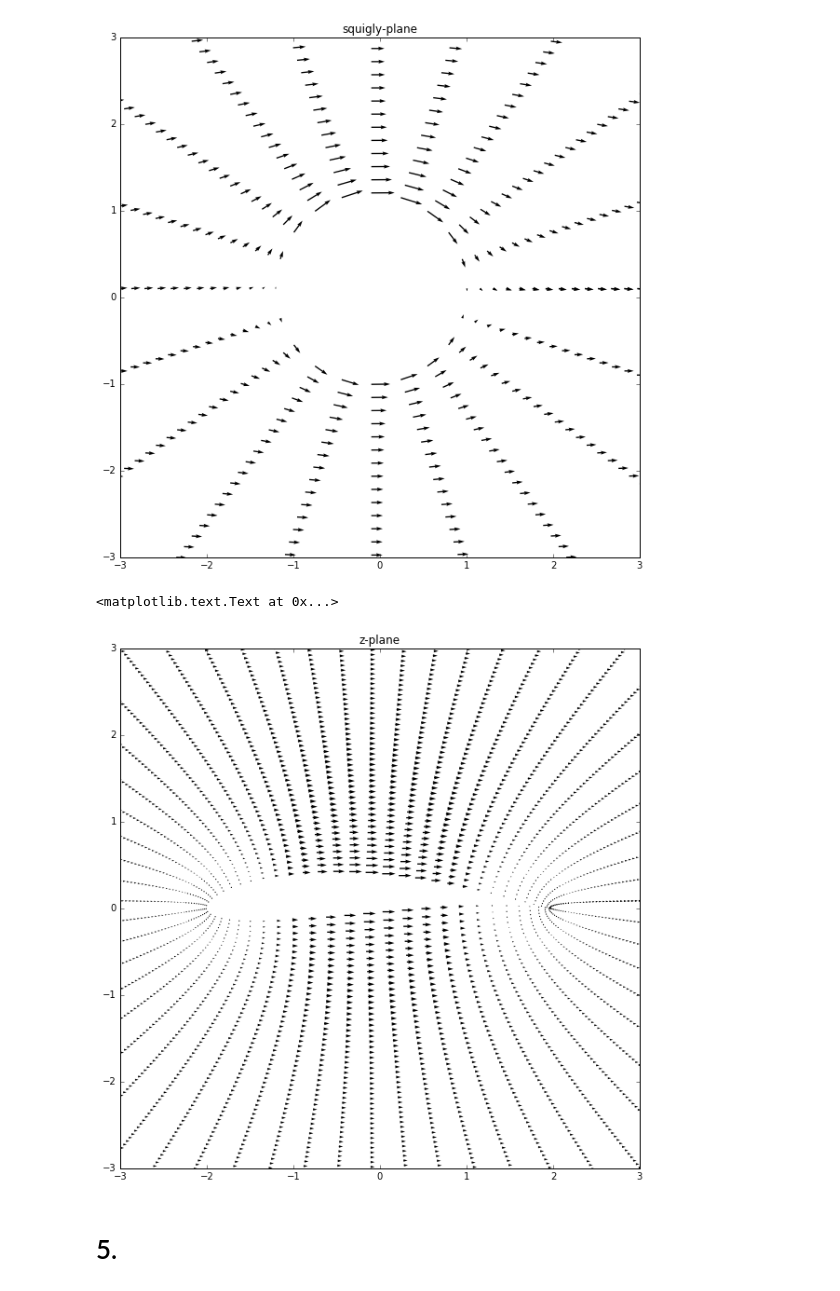
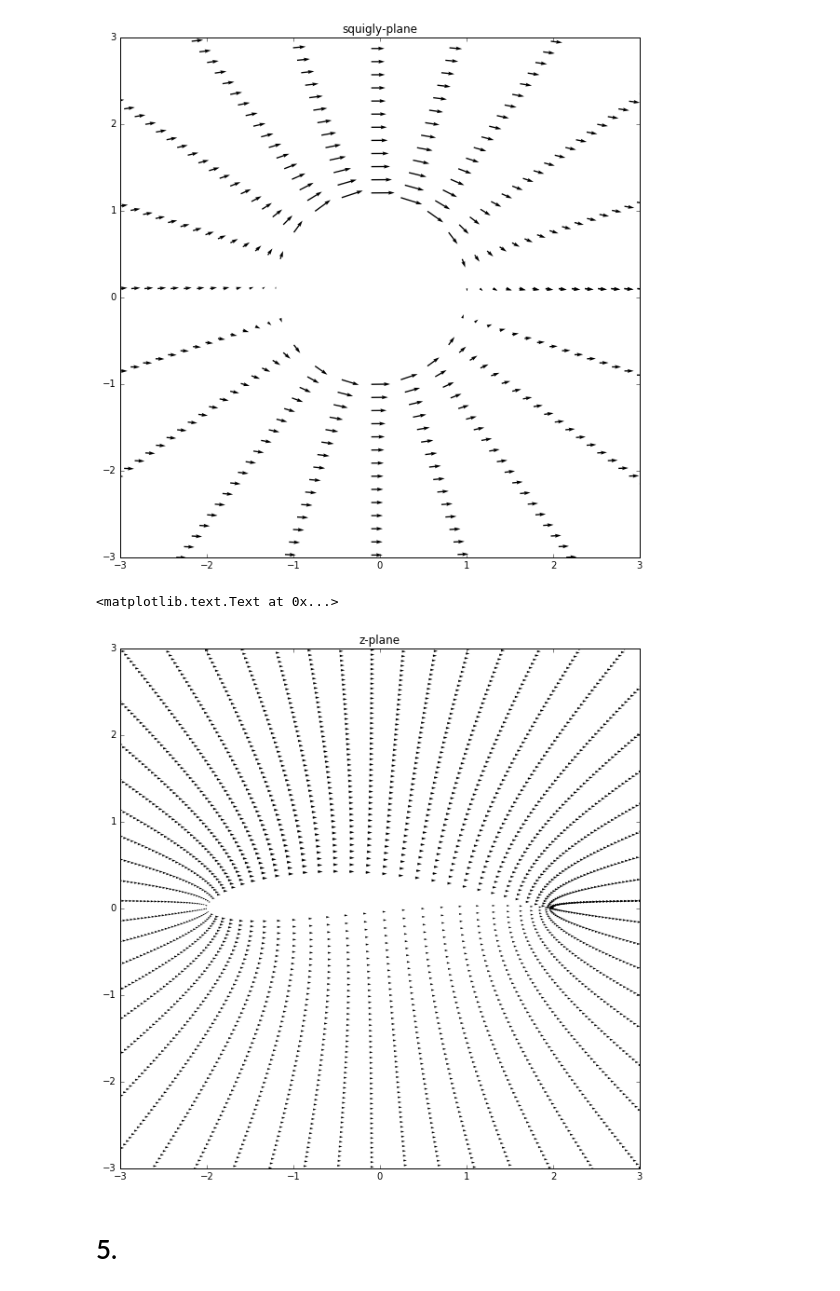
Before and after one commit to Dmphelps89/mae6226, a Jupyter notebook: midterm/midterm.ipynb, the cells around one changed output. Drawn from its saved outputs; the diff is of its cells as text; code cells hidden in the pictures.

```diff
--- a/midterm/midterm.ipynb
+++ b/midterm/midterm.ipynb
@@ -626,17 +640,17 @@ pyplot.title('squigly-plane')
 [figure]
 # %%
 Wsquigly = u - v*1j
-Wz = Wsquigly*Derivative_Karman(z_grid,b,thetac)
+Wz = Wsquigly/Derivative_Karman(z_grid,b,thetac)
 uz , vz = Wz.real , -1*Wz.imag
 pyplot.figure(figsize=(10,10))
 skip = 1
 pyplot.quiver(K1_grid.real[::skip,::skip],K1_grid.imag[::skip,::skip],uz[::skip,::skip],vz.imag[::skip,::skip])
 pyplot.xlim(-3,3);
 pyplot.ylim(-3,3);
 pyplot.title('z-plane')
 # %% [output]
 <matplotlib.text.Text at 0x...>
-[figure, old version]
+[figure, new version]
 # %% [markdown]
 # 5.
 # %%
```
Also changed, not shown: parts of 44 cells of this notebook.
